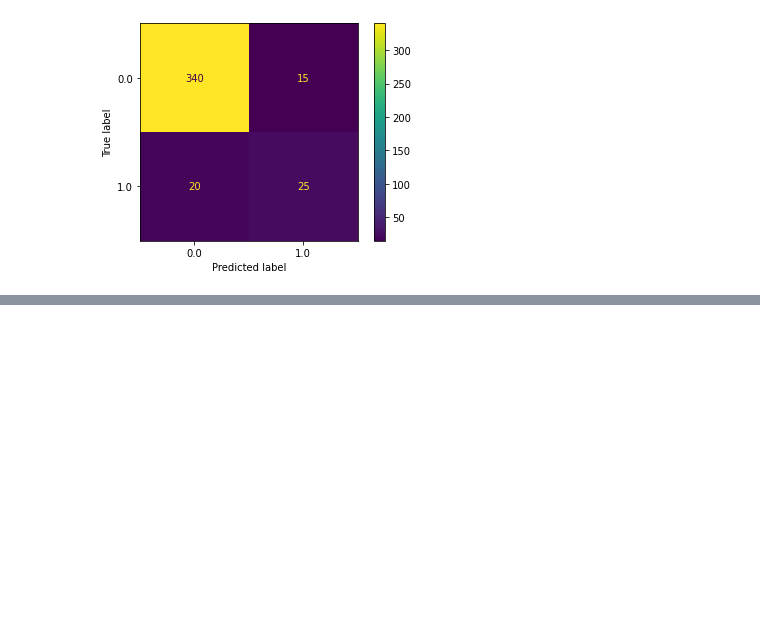
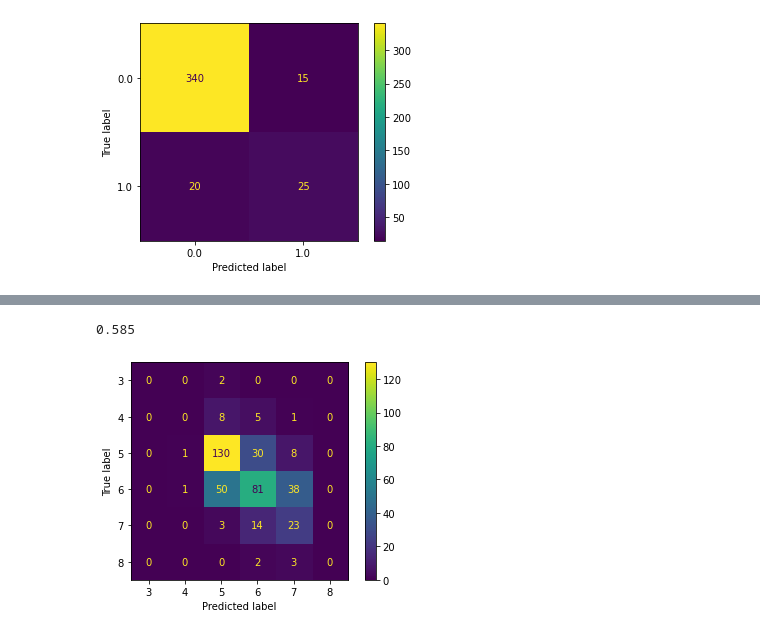
Before and after one commit to eliyanovva/wine-dataset-analysis, a Jupyter notebook: Models.ipynb, the cells around one changed output, grey strips where cells are left out. Cells and saved outputs as stored; diff of their text form; code cells hidden in the pictures; blank space fills up the shorter version.

```diff
--- a/Models.ipynb
+++ b/Models.ipynb
@@ -220,0 +278,9 @@ Feature 6 importance is:0.23 95% confidence interval: [0.14,0.32] (alcohol)
+# %%
+# Logistic regression with oversampling
+classifier.fit(X_train_ros, ytrain_ros)
+predicted = classifier.predict(X_test)
+print(classifier.score(X_test, ytest))
+disp = metrics.ConfusionMatrixDisplay.from_predictions(ytest, predicted)
+# %% [output]
+0.585
+[figure, added]
```
Also changed, not shown: parts of 16 cells of this notebook.
